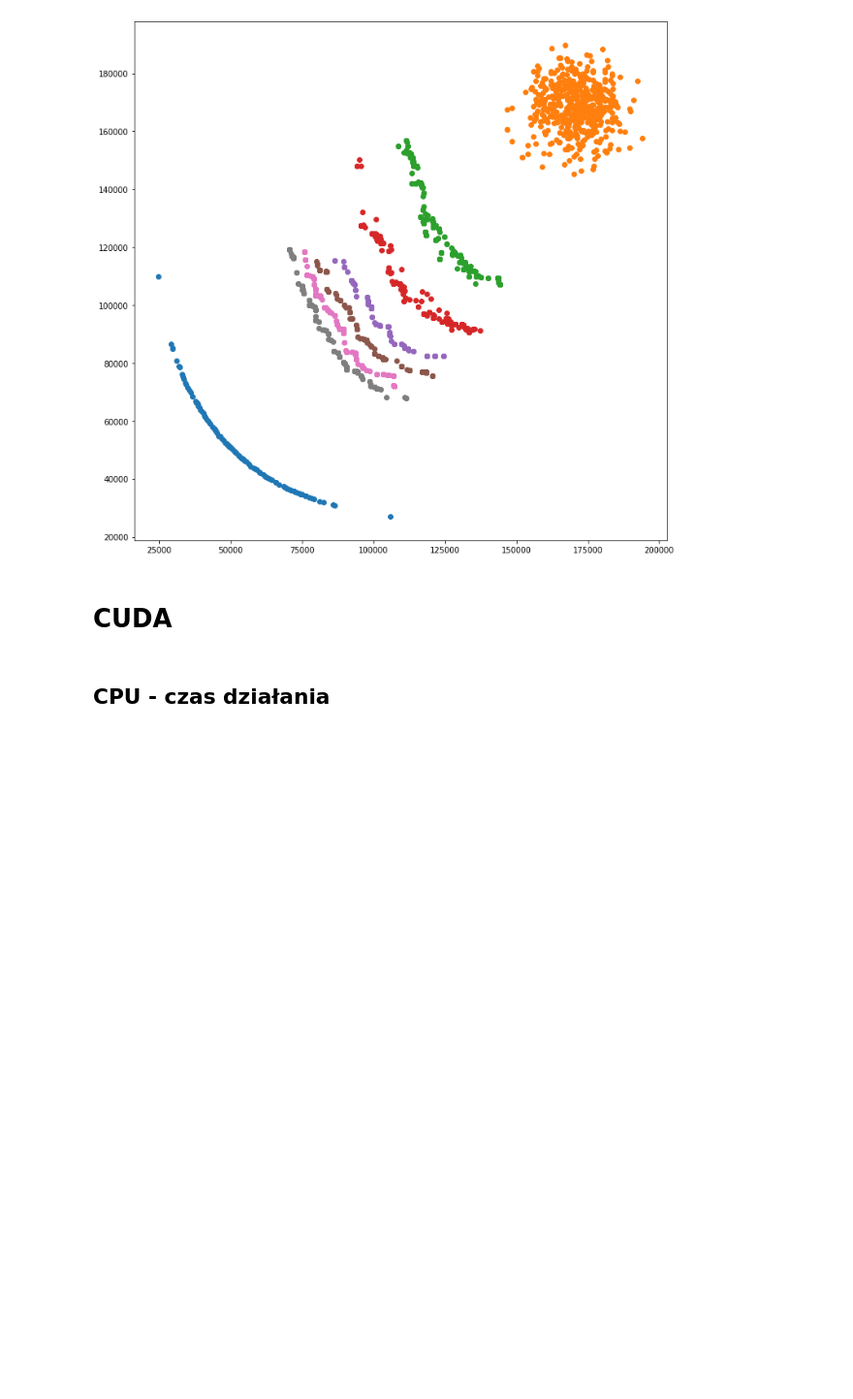
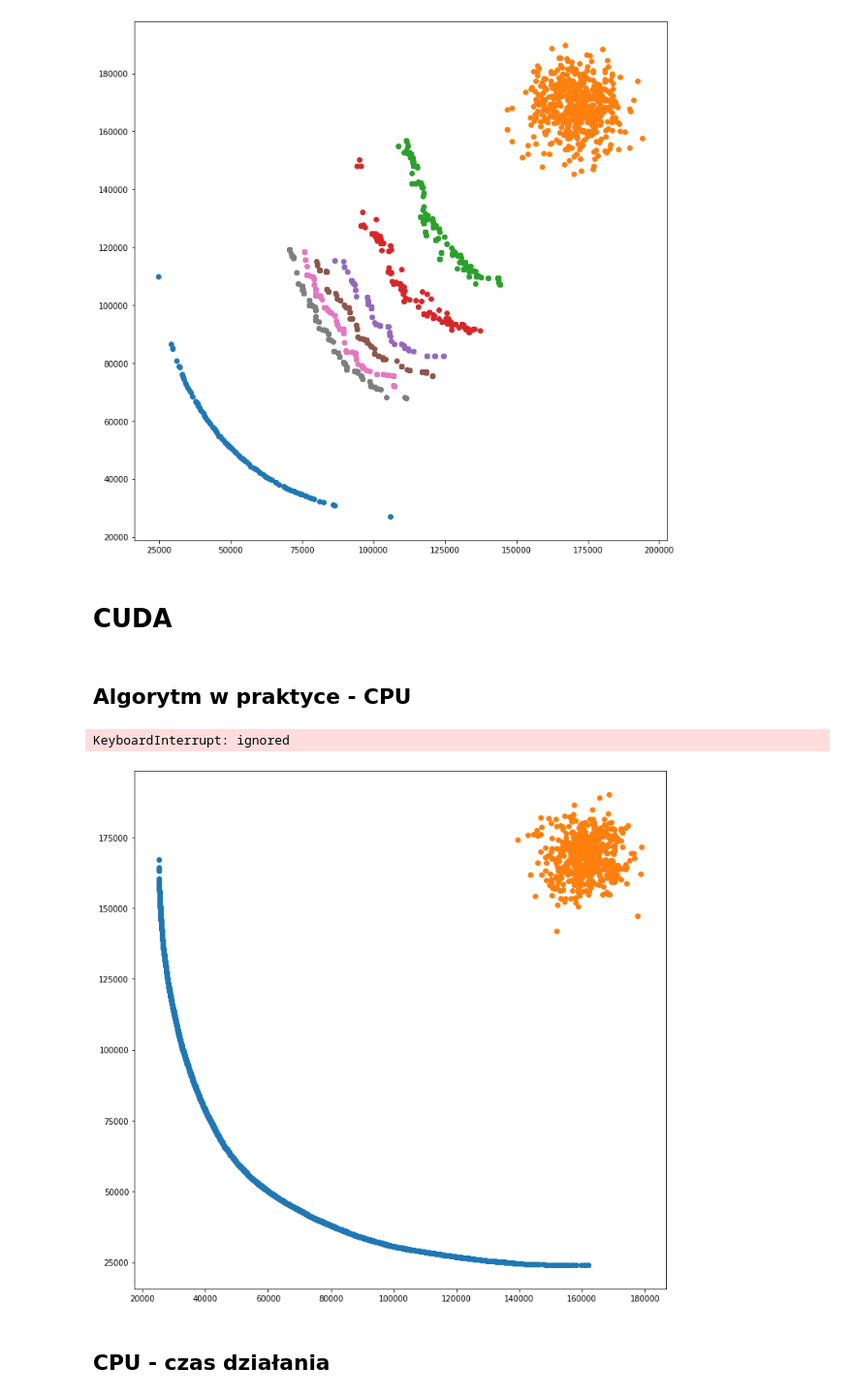
Before and after one commit to AdrianUrbanski/MOTSP, a Jupyter notebook: MOTSP.ipynb, the cells around one changed output. Shown at 97% size. Saved outputs shown, nothing was run; the diff lists cells and outputs as text; code cells hidden in the pictures; blank space fills up the shorter version.

```diff
--- a/MOTSP.ipynb
+++ b/MOTSP.ipynb
@@ -676,0 +729,16 @@ def PMX_m(ind1, ind2):
+# %%
+chrom_len = 100
+for t in range(1000):
+    a = np.random.choice(chrom_len, 2, False)
+    i, j = a.min(), a.max()+1
+    p, q = np.random.permutation(chrom_len), np.random.permutation(chrom_len)
+    res_1, res_2 = PMX_old(p.copy(), q.copy(), i, j), PMX_new(p.copy(), q.copy(), i, j)
+    assert np.all(res_1[0] == res_2[0]) and np.all(res_1[1] == res_2[1])
+# %%
+chrom_len = 100
+a = np.random.choice(chrom_len, 2, False)
+i, j = a.min(), a.max()
+p, q = np.random.permutation(chrom_len), np.random.permutation(chrom_len)
+
+%timeit PMX_new(p,q,i,j)
+%timeit PMX_old(p,q,i,j)
@@ -827,3 +898,5 @@ plt.scatter(current_vals[:, 0], current_vals[:, 1])
 [figure]
 # %% [markdown]
 # CUDA
+# %% [markdown]
+## Algorytm w praktyce - CPU
@@ -830,3 +949,42 @@ plt.scatter(current_vals[:, 0], current_vals[:, 1])
+# %%
+chrom_len = 100
+pop_size = 512
+obj_num = 2
+n_iters = 300
+
+init_pop = np.empty((pop_size, chrom_len), dtype='int32')
+
+for i in range(pop_size):
+    ind = np.random.permutation(chrom_len)
+    init_pop[i] = ind
+
+init_vals = np.zeros((pop_size, obj_num), dtype='int32')
+
+
+init_vals = evaluate_population_cpu(init_pop, distance_matrix, obj_num)
+
+nsga_ii = NSGA_II(chrom_len, pop_size, obj_num, init_pop, init_vals)
+
+plt.figure(figsize=(12,12))
+plt.scatter(solutionsAB[:, 0], solutionsAB[:, 1])
+
+for t in tqdm(range(n_iters)):
+
+    if(np.mod(t, 50) == 0):
+        current_vals = nsga_ii.get_values()
+        plt.scatter(current_vals[:, 0], current_vals[:, 1])
+
+    children = nsga_ii.generate_children(PMX_old, reverse_sequence_mutation)
+
+    children_vals = evaluate_population_cpu(children, distance_matrix, obj_num)
+
+    nsga_ii.replace_population(children, children_vals)
+
+current_vals = nsga_ii.get_values()
+plt.scatter(current_vals[:, 0], current_vals[:, 1])
+# %% [output]
+KeyboardInterrupt: ignored
+[figure, added]
 # %% [markdown]
 ## CPU - czas działania
 # %%
```
Also changed, not shown: parts of 26 cells of this notebook.
